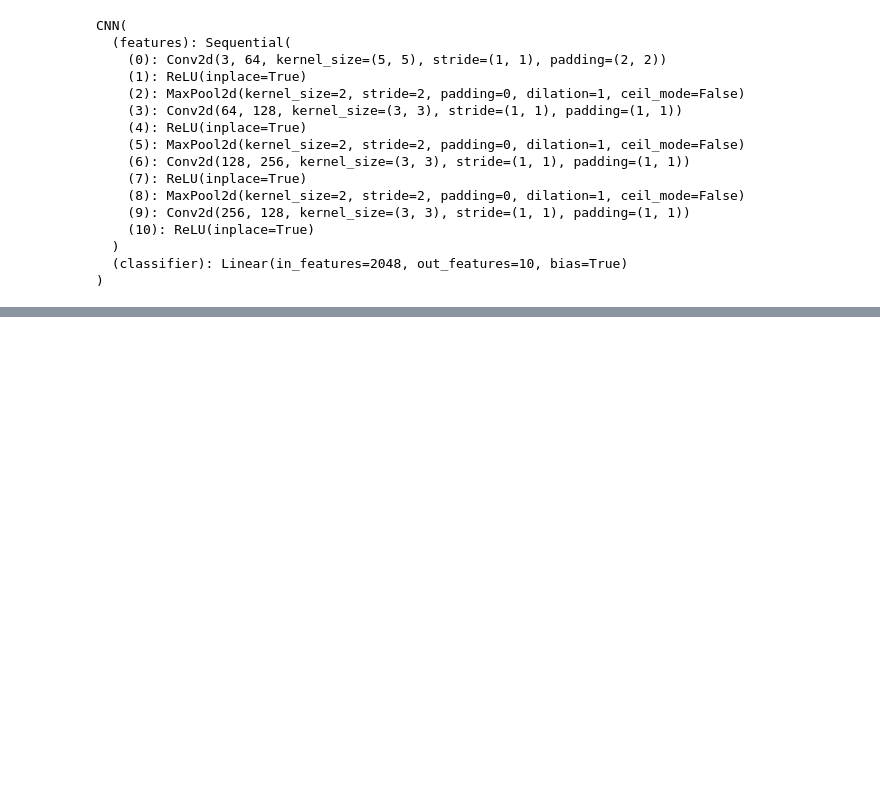
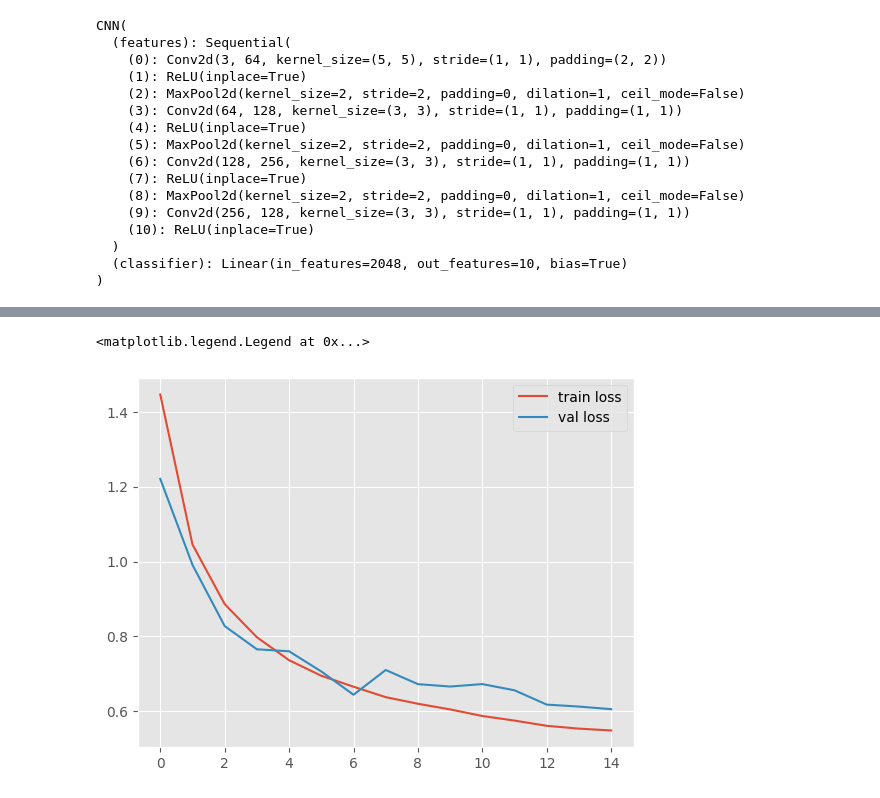
Before and after one commit to Pakeith0805/Study_PyTorch, a Jupyter notebook: main.ipynb, the cells around one changed output, grey strips where cells are left out. Saved outputs shown, nothing was run; the diff lists cells and outputs as text; code cells hidden in the pictures; blank space fills up the shorter version.

```diff
--- a/main.ipynb
+++ b/main.ipynb
@@ -690,0 +794,28 @@ KeyboardInterrupt:
+# %%
+# CNNを実装。
+class CNN(nn.Module):
+    def __init__(self, num_classes):
+        super().__init__()
+        self.features = nn.Sequential(
+            nn.Conv2d(in_channels=3, out_channels=64, kernel_size=5, padding=2), # RGBなのでin_channelsは3、畳み込むたびに2ずつ画像が小さくなるため、2補う。
+            nn.ReLU(inplace=True),
+            nn.MaxPool2d(kernel_size=2), # 32×32の画像が16×16になる。
+            nn.Conv2d(in_channels=64, out_channels=128, kernel_size=3, padding=1), # RGBなのでin_channelsは3、畳み込むたびに2ずつ画像が小さくなるため、2補う。
+            nn.ReLU(inplace=True),
+            nn.MaxPool2d(kernel_size=2), # 16×16の画像が8×8になる。
+            nn.Conv2d(in_channels=128, out_channels=256, kernel_size=3, padding=1), # RGBなのでin_channelsは3、畳み込むたびに2ずつ画像が小さくなるため、2補う。
+            nn.ReLU(inplace=True),
+            nn.MaxPool2d(kernel_size=2), # 8×8の画像が4×4になる。
+            nn.Conv2d(in_channels=256, out_channels=128, kernel_size=3, padding=1), # RGBなのでin_channelsは3、畳み込むたびに2ずつ画像が小さくなるため、2補う。
+            nn.ReLU(inplace=True),
+        )
+        self.classifier = nn.Linear(in_features=4 * 4 * 128, out_features=num_classes) # in_featuresには1次元ベクトルにして渡す。4×4が128個ある。out_featuresは何個に分類するか。
+    def forward(self, x):
+        x = self.features(x)
+        x = x.view(x.size(0), -1) # x.size(0)はバッチ数を表す。(32, 4×4×128)という形になる。
+        x = self.classifier(x)
+        return x
+# %%
+# modelを作成
+model = CNN(10) # 10はクラス数
+model.to(device)
@@ -690,0 +839,4 @@ KeyboardInterrupt:
+# %%
+# 損失関数とoptimizerを設定
+criterion = nn.CrossEntropyLoss()
+optimizer = optim.Adam(model.parameters(), lr=0.001, weight_decay=5e-4) # weight_decayで重みづけが大きくなりすぎないようにしている。
@@ -690,0 +905,8 @@ KeyboardInterrupt:
+# %%
+plt.style.use("ggplot")
+plt.plot(losses, label="train loss")
+plt.plot(val_losses, label="val loss")
+plt.legend()
+# %% [output]
+<matplotlib.legend.Legend at 0x...>
+[figure, added]
```
Also changed, not shown: parts of 19 cells of this notebook.
